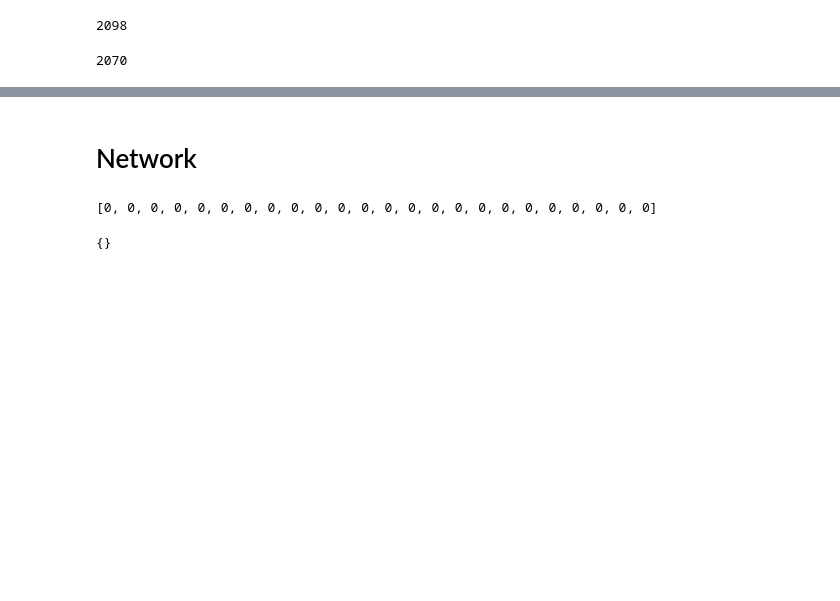
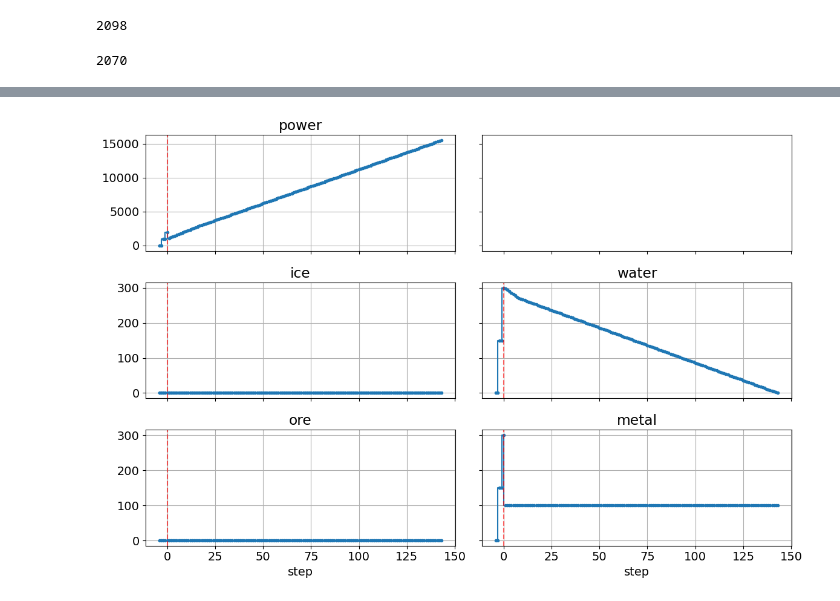
Before and after one commit to aernesto/Lux-Design-S2, a Jupyter notebook: codigo/src/adr_explorations.ipynb, the cells around one changed output, grey strips where cells are left out. Drawn from its saved outputs; the diff is of its cells as text; code cells hidden in the pictures; blank space fills up the shorter version.

```diff
--- a/codigo/src/adr_explorations.ipynb
+++ b/codigo/src/adr_explorations.ipynb
@@ -104,4 +106,4 @@ if animate_arg:
 # %%
-# plot_factory_stats(agents['player_1'].stats);
+plot_factory_stats(agents['player_1'].stats);
+# %% [output]
+[figure, added]
-# %% [markdown]
-# Network
@@ -116,25 +109,0 @@ G.add_nodes_from(itertools.product(range(board_length), range(board_length)))
-# %%
-edges = []
-# x goes left to right
-# y goes top to bottom
-for x, y in itertools.product(range(board_length), range(board_length)):
-    weight = toy_rubble.T[x, y]
-    at_top_edge = y == 0
-    at_bottom_edge = y == board_length - 1
-    at_left_edge = x == 0
-    at_right_edge = x == board_length - 1
-    if not at_top_edge:
-        edges.append(((x, y - 1), (x, y), dict(weight=weight)))
-    if not at_bottom_edge:
-        edges.append(((x, y + 1), (x, y), dict(weight=weight)))
-    if not at_left_edge:
-        edges.append(((x - 1, y), (x, y), dict(weight=weight)))
-    if not at_right_edge:
-        edges.append(((x + 1, y), (x, y), dict(weight=weight)))
-G.add_edges_from(edges)
-# %% [output]
-[0, 0, 0, 0, 0, 0, 0, 0, 0, 0, 0, 0, 0, 0, 0, 0, 0, 0, 0, 0, 0, 0, 0, 0]
-# %%
-G.graph
-# %% [output]
-{}
```
Also changed, not shown: parts of 13 cells of this notebook, 4 other files.
